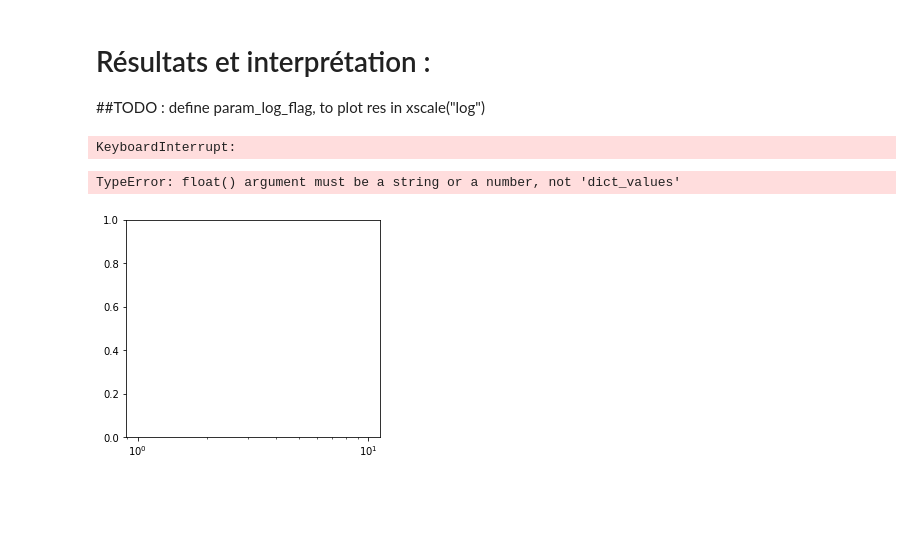
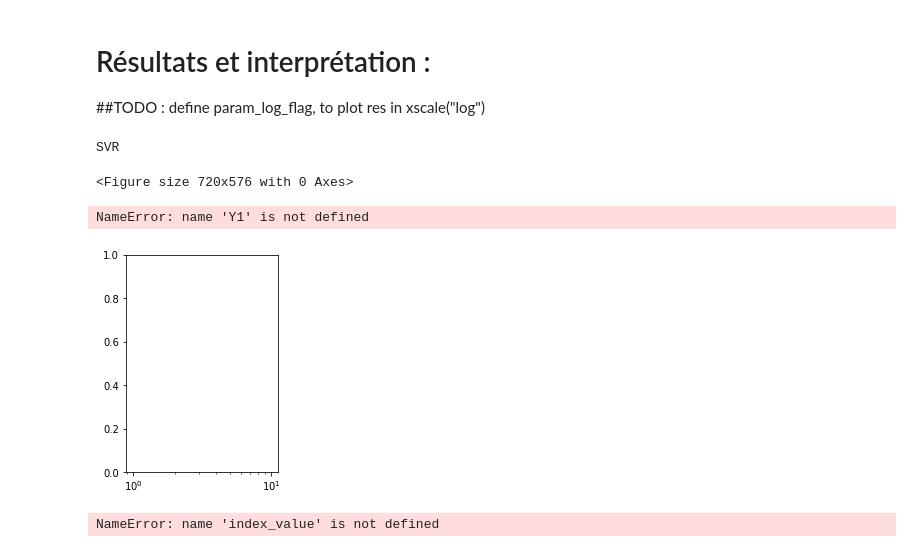
Before and after one commit to ClaireGayral/formation_openclassroom, a Jupyter notebook: P3_gayral_claire/prediction_models.ipynb, the cells around one changed output. Cells and saved outputs as stored; diff of their text form; code cells hidden in the pictures; blank space fills up the shorter version.

Commit message:
clustering fait à la main sur les categories, regression : plot des resultats de CV en cours, a nettoyer

```diff
--- a/P3_gayral_claire/prediction_models.ipynb
+++ b/P3_gayral_claire/prediction_models.ipynb
@@ -147,7 +147,7 @@ model.set_params(alpha = res.loc[model_name, "best_alpha"])
 model.fit(X_,y_)
 models_coefs = model.coef_
 print("Modalities with zero coefficient in ANOVA :")
-zero_coeff_modality = X_.columns[[abs(coef) > 10**(-5) for coef in models_coefs]]
+zero_coeff_modality = X_.columns[[abs(coef) < 10**(-5) for coef in models_coefs]]
 zero_coeff_modality
 # %% [output]
 for SiteEnergyUse(kBtu) in log space :
@@ -242,5 +204,5 @@ model_name = "SVR"
 dict_kwargs_models[model_name] = {"kernel":'rbf', "degree":3, "gamma":'scale',
                           "coef0":0.0, "tol":0.001, "C":1.0, "epsilon":0.1}
 dict_models[model_name] = SVR(**dict_kwargs_models[model_name])
-dict_param_grid[model_name] = {"C":np.logspace(-1, 2, 10),# regularisation param
-                               "epsilon":np.logspace(-2,1,10)}
+dict_param_grid[model_name] = {"C":np.logspace(-1, 2, 3),# regularisation param
+                               "epsilon":np.logspace(-2,1,3)}
@@ -280,48 +293,62 @@ for model_name in dict_models.keys():
     CV_regressor.fit(X, y)
     res = CV_regressor.cv_results_
     dict_cv_results_[model_name] = res
-    if len(res["params"][0].keys())==1 :
-        cv_plot_score_and_time(res)
-        if param_log_flag :
-            plt.xscale("log")
+#     if len(res["params"][0].keys())==1 :
+#         cv_plot_score_and_time(res)
+    plot_cv_res(res)
+    plt.show()
-# %% [output]
-KeyboardInterrupt:
+# %%
+print(model_name)
+regressor = dict_models[model_name]
+param_grid = dict_param_grid[model_name]
+CV_regressor = GridSearchCV(regressor, param_grid, refit=True, cv = cv)
+CV_regressor.fit(X_std, y_co2)
+res = CV_regressor.cv_results_
+dict_cv_results_[model_name] = res
+plot_cv_res
+# if len(res["params"][0].keys())==1 :
+#     cv_plot_score_and_time(res, True)
+# %% [output]
+SVR
+# %%
+# x_log_scale = True
+
+
+dict_index_values = get_dict_index(res)
+
+list_dict_params = res["params"]
+nb_params = len(list_dict_params[0].keys())
+
+param_name  = "C"
+plt.figure(figsize=(10,4*nb_params))
+
+x_param = np.unique([dict_params[param_name] for dict_params in res["params"]])
+mean_score_param,time_param = get_score_and_time(param_name, res, dict_index_values)
+# %% [output]
+<Figure size 720x576 with 0 Axes>
 # %%
-x_log_scale = True
-
-list_dict_params = res["params"].copy()
-dict_index_values = {}
-for param in list_dict_params[0].keys() :
-    index_values = []
-    param_values = np.unique([dict_params[param] for dict_params in list_dict_params ])
-    for value in param_values :
-        index_value = [dict_params[param] == value for dict_params in list_dict_params]
-        index_values.append(index_value)
-    dict_index_values[param] = index_value
-
-
-
-nb_params = len(list_dict_params[0].keys())
-plt.figure(figsize=(10,4*nb_params))
-x= [param.values() for param in res["params"]]
 
 fig_count = 1
 plt.subplot(1,2,1)
 if x_log_scale :
     plt.xscale("log")
-plt.plot(x, res["mean_test_score"])
+plt.plot(x, Y1)
 plt.xlabel(list(res["params"][0].items())[0][0])#get param name
 plt.ylabel("score")
 plt.title("Score in Cross validation")
 plt.subplot(1,2,2)
+
+
 if x_log_scale :
     plt.xscale("log")
-plt.plot(x, res["mean_fit_time"]+ res["mean_score_time"])
+plt.plot(x, y2)
 plt.xlabel(list(res["params"][0].items())[0][0])#get param name
 plt.ylabel("time (s)")
 plt.title("Time in Cross validation")
 # %% [output]
-TypeError: float() argument must be a string or a number, not 'dict_values'
+NameError: name 'Y1' is not defined
-[figure, old version]
+[figure, new version]
 # %%
 index_value
+# %% [output]
+NameError: name 'index_value' is not defined
```
Also changed, not shown: parts of 8 cells of this notebook, 3 other files.
